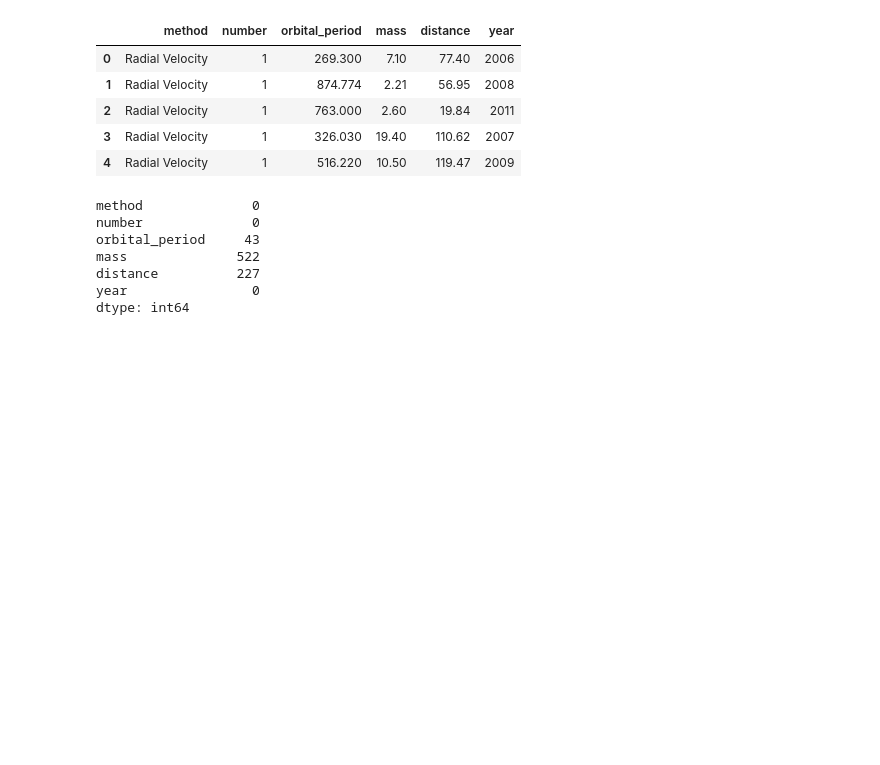
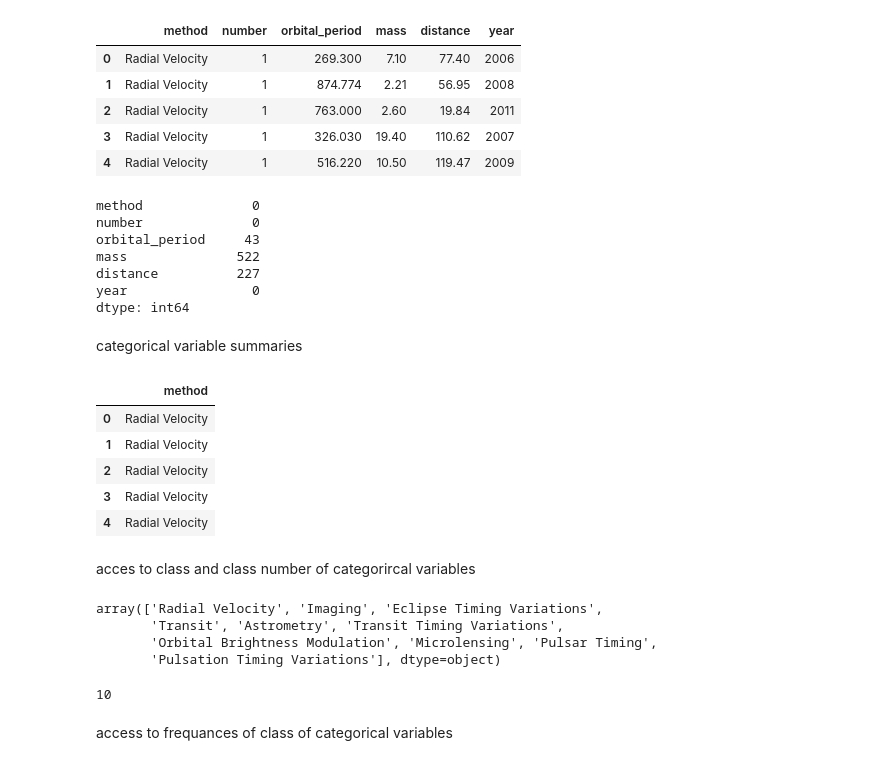
Before and after one commit to Alihanesentas/Exploratory-Data-Analysis, a Jupyter notebook: Day-2.ipynb, the cells around one changed output. Cells and saved outputs as stored; diff of their text form; code cells hidden in the pictures; blank space fills up the shorter version.

Commit message:
Categorical variables summaries

```diff
--- a/Day-2.ipynb
+++ b/Day-2.ipynb
@@ -82,3 +82,34 @@ mass              522
 distance          227
 year                0
 dtype: int64
+# %% [markdown]
+categorical variable summaries
+# %%
+kat_df = df.select_dtypes(include = ["object"])
+# select to object type variables
+# %%
+kat_df.head(5)
+# %% [output]
+|  | method |
+| 0 | Radial Velocity |
+| 1 | Radial Velocity |
+| 2 | Radial Velocity |
+| 3 | Radial Velocity |
+| 4 | Radial Velocity |
+# %% [markdown]
+acces to class and class number of categorircal variables
+# %%
+kat_df.method.unique()
+# unique values of the method column
+# %% [output]
+array(['Radial Velocity', 'Imaging', 'Eclipse Timing Variations',
+       'Transit', 'Astrometry', 'Transit Timing Variations',
+       'Orbital Brightness Modulation', 'Microlensing', 'Pulsar Timing',
+       'Pulsation Timing Variations'], dtype=object)
+# %%
+kat_df["method"].value_counts().count()
+# number of unique values of the method column
+# %% [output]
+10
+# %% [markdown]
+access to frequances of class of categorical variables
```
Also changed, not shown: parts of 2 cells of this notebook.
